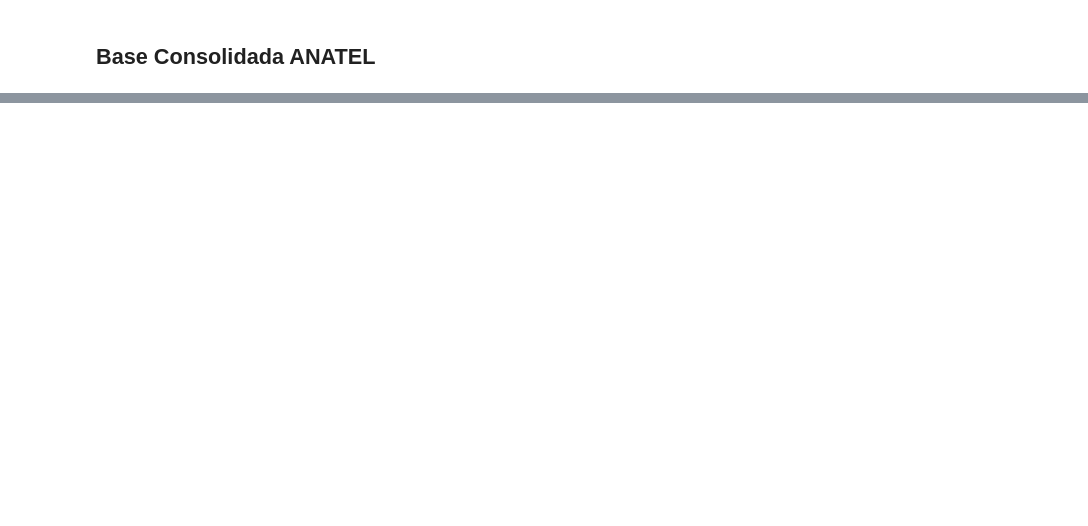
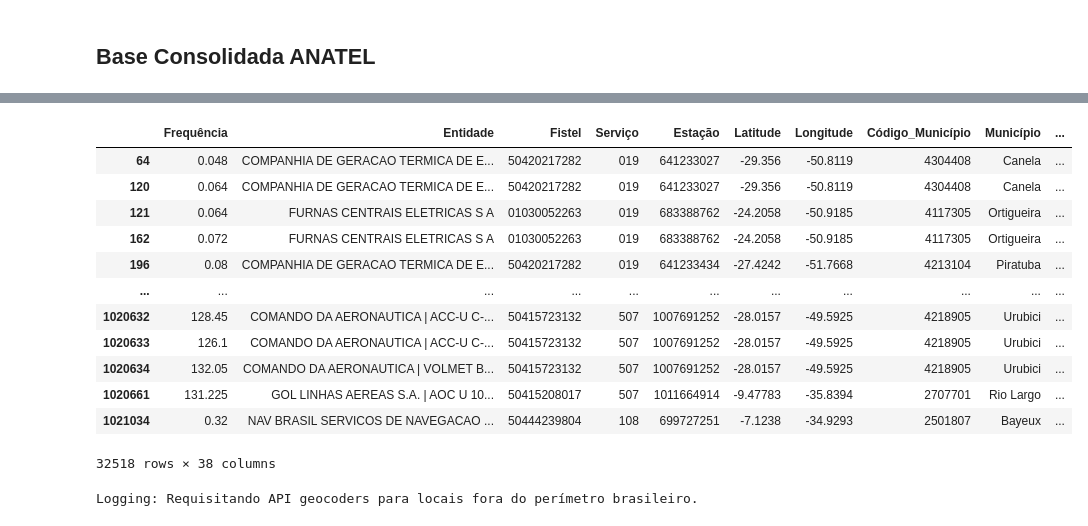
Before and after one commit to InovaFiscaliza/EmissorasRF, a Jupyter notebook: nbs/04_estacoes.ipynb, the cells around one changed output, grey strips where cells are left out. Saved outputs shown, nothing was run; the diff lists cells and outputs as text; code cells hidden in the pictures; blank space fills up the shorter version.

```diff
--- a/nbs/04_estacoes.ipynb
+++ b/nbs/04_estacoes.ipynb
@@ -851,0 +152,8 @@ class Estacoes(Base):
+# %%
+data = Estacoes()
+# %%
+dfs = data.extraction()
+# %%
+aero = dfs.pop()
+anatel = pd.concat(dfs, ignore_index=True, copy=False).astype('string', copy=False)
+df = merge_on_frequency(anatel, aero)
@@ -851,0 +204,2 @@ class Estacoes(Base):
+# %%
+g = Geography(df)
@@ -851,0 +343,21 @@ class Estacoes(Base):
+# %%
+a = g.df['Código_Município'] != g.df['CD_MUN']
+g.df[a]
+# %% [output]
+|  | Frequência | Entidade | Fistel | Serviço | Estação | Latitude | Longitude | Código_Município | Município | ... |
+| 64 | 0.048 | COMPANHIA DE GERACAO TERMICA DE E... | 50420217282 | 019 | 641233027 | -29.356 | -50.8119 | 4304408 | Canela | ... |
+| 120 | 0.064 | COMPANHIA DE GERACAO TERMICA DE E... | 50420217282 | 019 | 641233027 | -29.356 | -50.8119 | 4304408 | Canela | ... |
+| 121 | 0.064 | FURNAS CENTRAIS ELETRICAS S A | 01030052263 | 019 | 683388762 | -24.2058 | -50.9185 | 4117305 | Ortigueira | ... |
+| 162 | 0.072 | FURNAS CENTRAIS ELETRICAS S A | 01030052263 | 019 | 683388762 | -24.2058 | -50.9185 | 4117305 | Ortigueira | ... |
+| 196 | 0.08 | COMPANHIA DE GERACAO TERMICA DE E... | 50420217282 | 019 | 641233434 | -27.4242 | -51.7668 | 4213104 | Piratuba | ... |
+| ... | ... | ... | ... | ... | ... | ... | ... | ... | ... | ... |
+| 1020632 | 128.45 | COMANDO DA AERONAUTICA | ACC-U C-... | 50415723132 | 507 | 1007691252 | -28.0157 | -49.5925 | 4218905 | Urubici | ... |
+| 1020633 | 126.1 | COMANDO DA AERONAUTICA | ACC-U C-... | 50415723132 | 507 | 1007691252 | -28.0157 | -49.5925 | 4218905 | Urubici | ... |
+| 1020634 | 132.05 | COMANDO DA AERONAUTICA | VOLMET B... | 50415723132 | 507 | 1007691252 | -28.0157 | -49.5925 | 4218905 | Urubici | ... |
+| 1020661 | 131.225 | GOL LINHAS AEREAS S.A. | AOC U 10... | 50415208017 | 507 | 1011664914 | -9.47783 | -35.8394 | 2707701 | Rio Largo | ... |
+| 1021034 | 0.32 | NAV BRASIL SERVICOS DE NAVEGACAO ... | 50444239804 | 108 | 699727251 | -7.1238 | -34.9293 | 2501807 | Bayeux | ... |
+32518 rows × 38 columns
+# %%
+g.input_info_from_coords()
+# %% [output]
+Logging: Requisitando API geocoders para locais fora do perímetro brasileiro.
```
Also changed, not shown: parts of 27 cells of this notebook, 4 other files.
